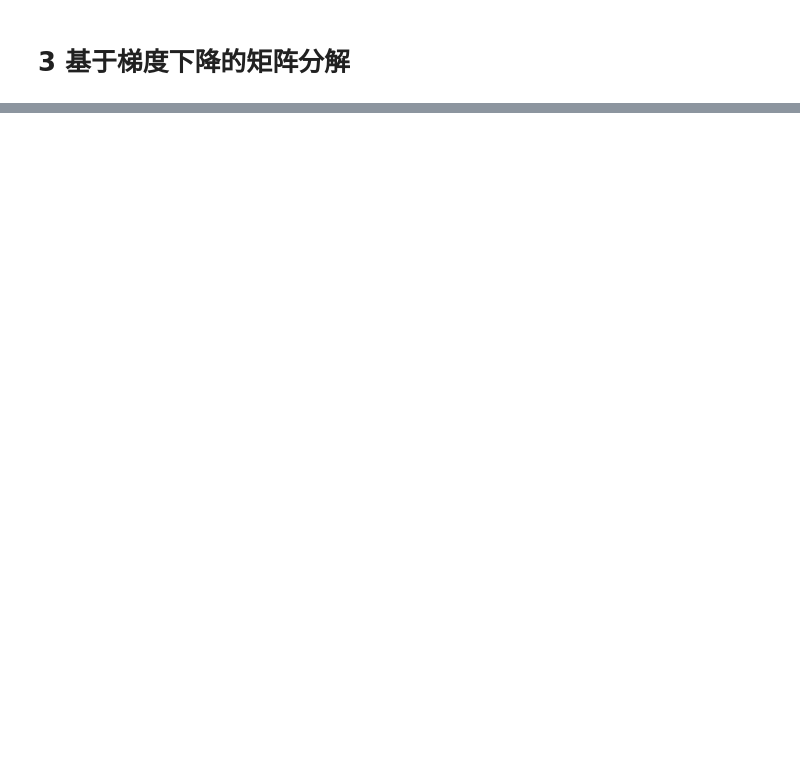
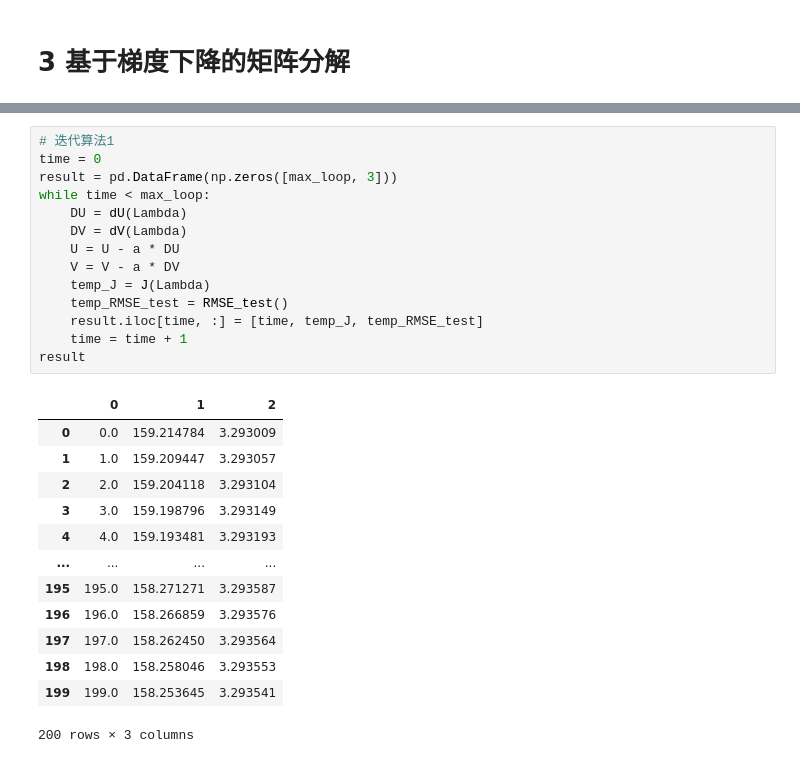
Before and after one commit to greengrassteam/BDA_PersonalizedRecommendation, a Jupyter notebook: main.ipynb, the cells around one changed output, grey strips where cells are left out. Cells and saved outputs as stored; diff of their text form; blank space fills up the shorter version.

```diff
--- a/main.ipynb
+++ b/main.ipynb
@@ -306,0 +435,28 @@ print(RMSE_base())
+# %%
+# 迭代算法1
+time = 0
+result = pd.DataFrame(np.zeros([max_loop, 3]))
+while time < max_loop:
+    DU = dU(Lambda)
+    DV = dV(Lambda)
+    U = U - a * DU
+    V = V - a * DV
+    temp_J = J(Lambda)
+    temp_RMSE_test = RMSE_test()
+    result.iloc[time, :] = [time, temp_J, temp_RMSE_test]
+    time = time + 1
+result
+# %% [output]
+|  | 0 | 1 | 2 |
+| 0 | 0.0 | 159.214784 | 3.293009 |
+| 1 | 1.0 | 159.209447 | 3.293057 |
+| 2 | 2.0 | 159.204118 | 3.293104 |
+| 3 | 3.0 | 159.198796 | 3.293149 |
+| 4 | 4.0 | 159.193481 | 3.293193 |
+| ... | ... | ... | ... |
+| 195 | 195.0 | 158.271271 | 3.293587 |
+| 196 | 196.0 | 158.266859 | 3.293576 |
+| 197 | 197.0 | 158.262450 | 3.293564 |
+| 198 | 198.0 | 158.258046 | 3.293553 |
+| 199 | 199.0 | 158.253645 | 3.293541 |
+200 rows × 3 columns
```
Also changed, not shown: parts of 16 cells of this notebook.
